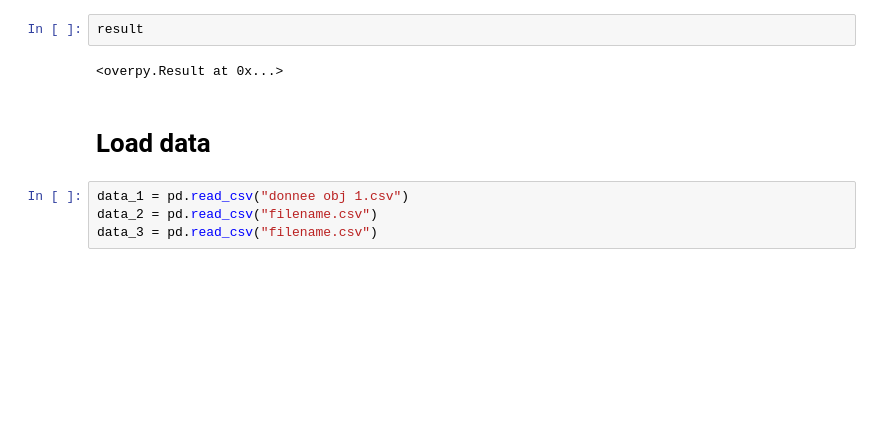
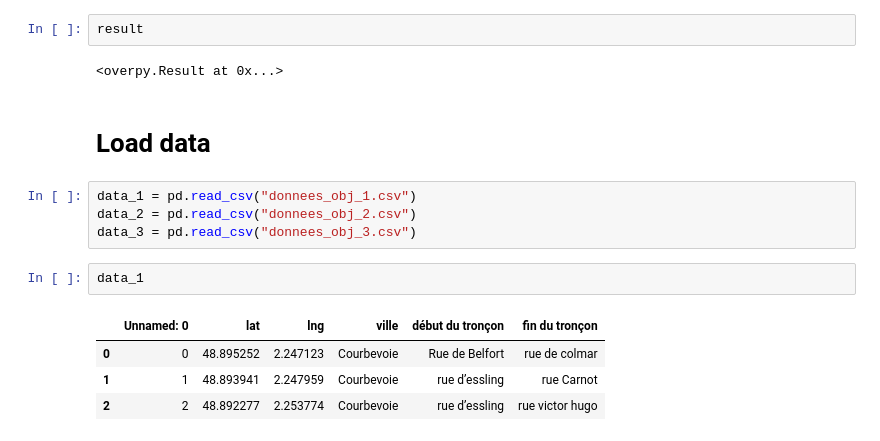
Before and after one commit to Bouananhich/Ebec-Paris-Saclay, a Jupyter notebook: Hackathon EBEC.ipynb, the cells around one changed output. Saved outputs shown, nothing was run; the diff lists cells and outputs as text; blank space fills up the shorter version.

```diff
--- a/Hackathon EBEC.ipynb
+++ b/Hackathon EBEC.ipynb
@@ -59,6 +62,13 @@ result
 # %% [markdown]
 # Load data
 # %%
-data_1 = pd.read_csv("donnee obj 1.csv")
-data_2 = pd.read_csv("filename.csv")
-data_3 = pd.read_csv("filename.csv")
+data_1 = pd.read_csv("donnees_obj_1.csv")
+data_2 = pd.read_csv("donnees_obj_2.csv")
+data_3 = pd.read_csv("donnees_obj_3.csv")
+# %%
+data_1
+# %% [output]
+|  | Unnamed: 0 | lat | lng | ville | début du tronçon | fin du tronçon |
+| 0 | 0 | 48.895252 | 2.247123 | Courbevoie | Rue de Belfort | rue de colmar |
+| 1 | 1 | 48.893941 | 2.247959 | Courbevoie | rue d’essling | rue Carnot |
+| 2 | 2 | 48.892277 | 2.253774 | Courbevoie | rue d’essling | rue victor hugo |
```
Also changed, not shown: parts of 6 cells of this notebook, 1 other file.
